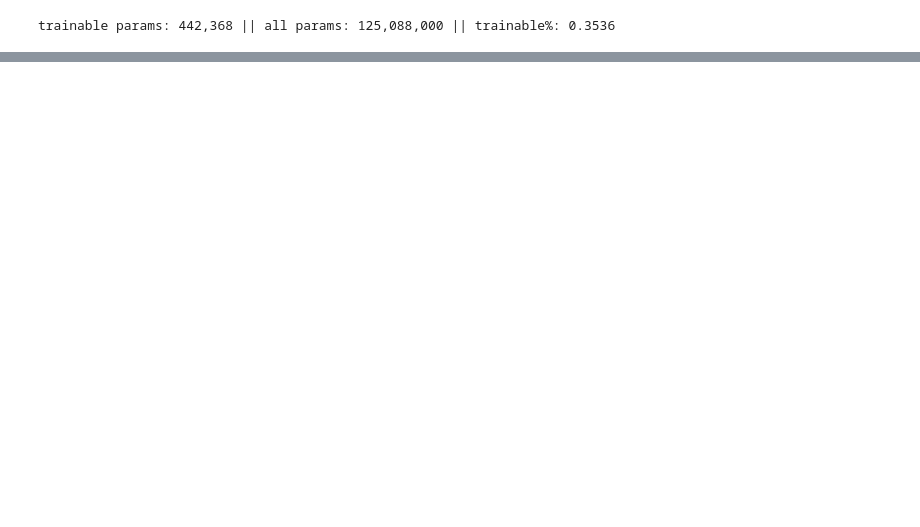
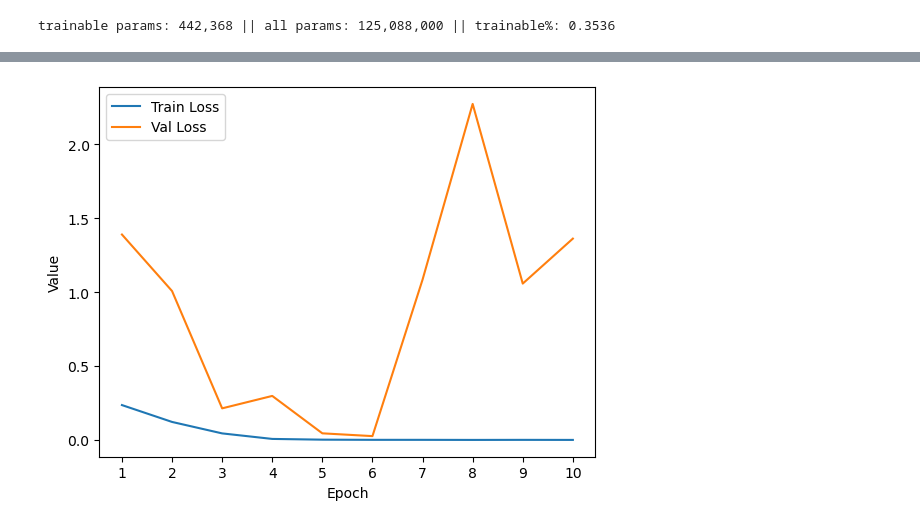
Before and after one commit to Strafred/source-code-plagiarism-detection, a Jupyter notebook: model_training.ipynb, the cells around one changed output, grey strips where cells are left out. Saved outputs shown, nothing was run; the diff lists cells and outputs as text; code cells hidden in the pictures; blank space fills up the shorter version.

Commit message:
testing on 10 epochs

```diff
--- a/model_training.ipynb
+++ b/model_training.ipynb
@@ -238,0 +256,13 @@ KeyboardInterrupt:
+# %%
+import matplotlib.pyplot as plt
+
+plt.plot(range(1, EPOCHS + 1), epochs_losses_train, label="Train Loss")
+plt.plot(range(1, EPOCHS + 1), epochs_losses_test, label="Val Loss")
+plt.legend()
+plt.xlabel("Epoch")
+plt.ylabel("Value")
+plt.xticks(range(1, EPOCHS + 1))
+
+plt.show()
+# %% [output]
+[figure, added]
```
Also changed, not shown: parts of 4 cells of this notebook.
